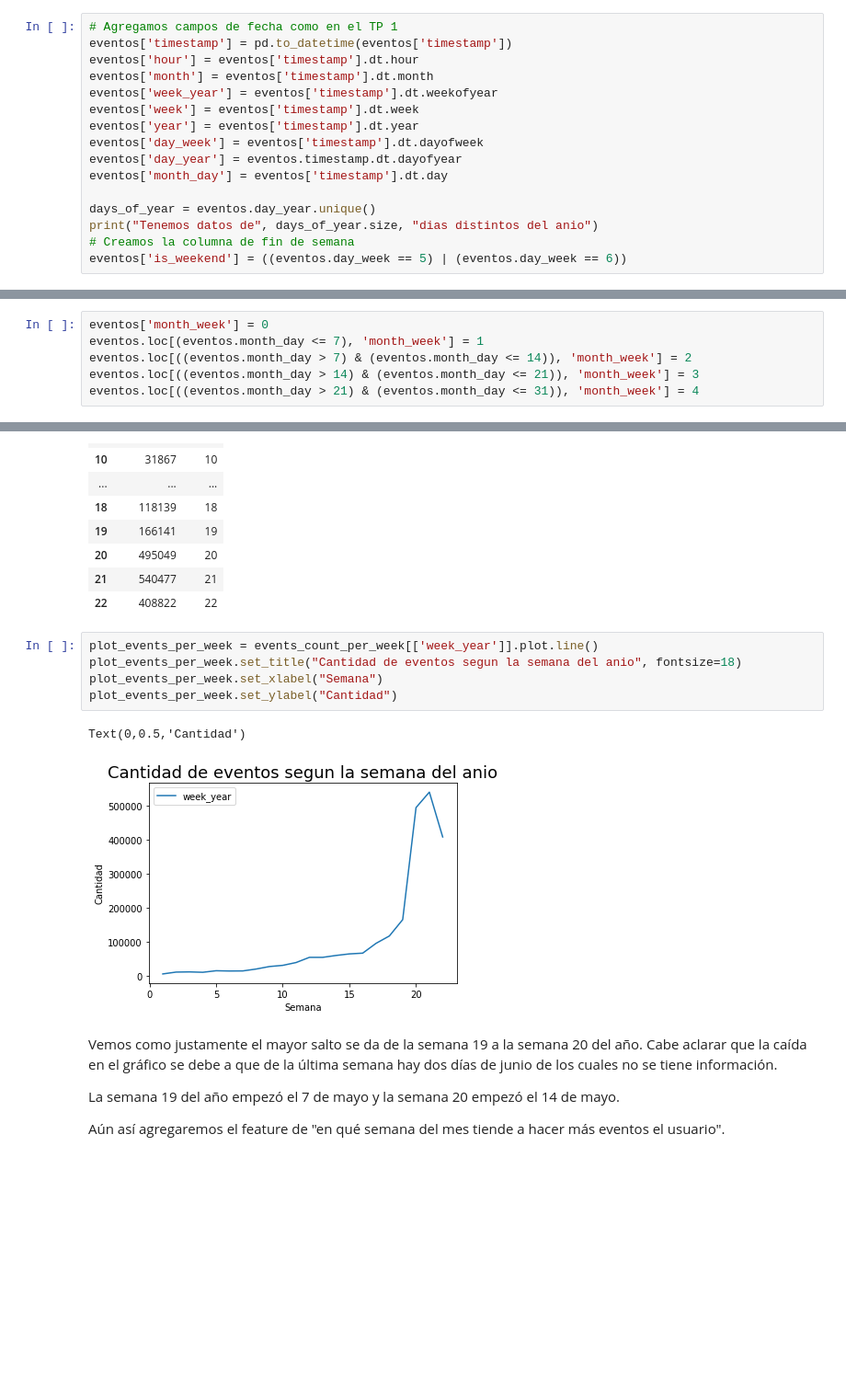
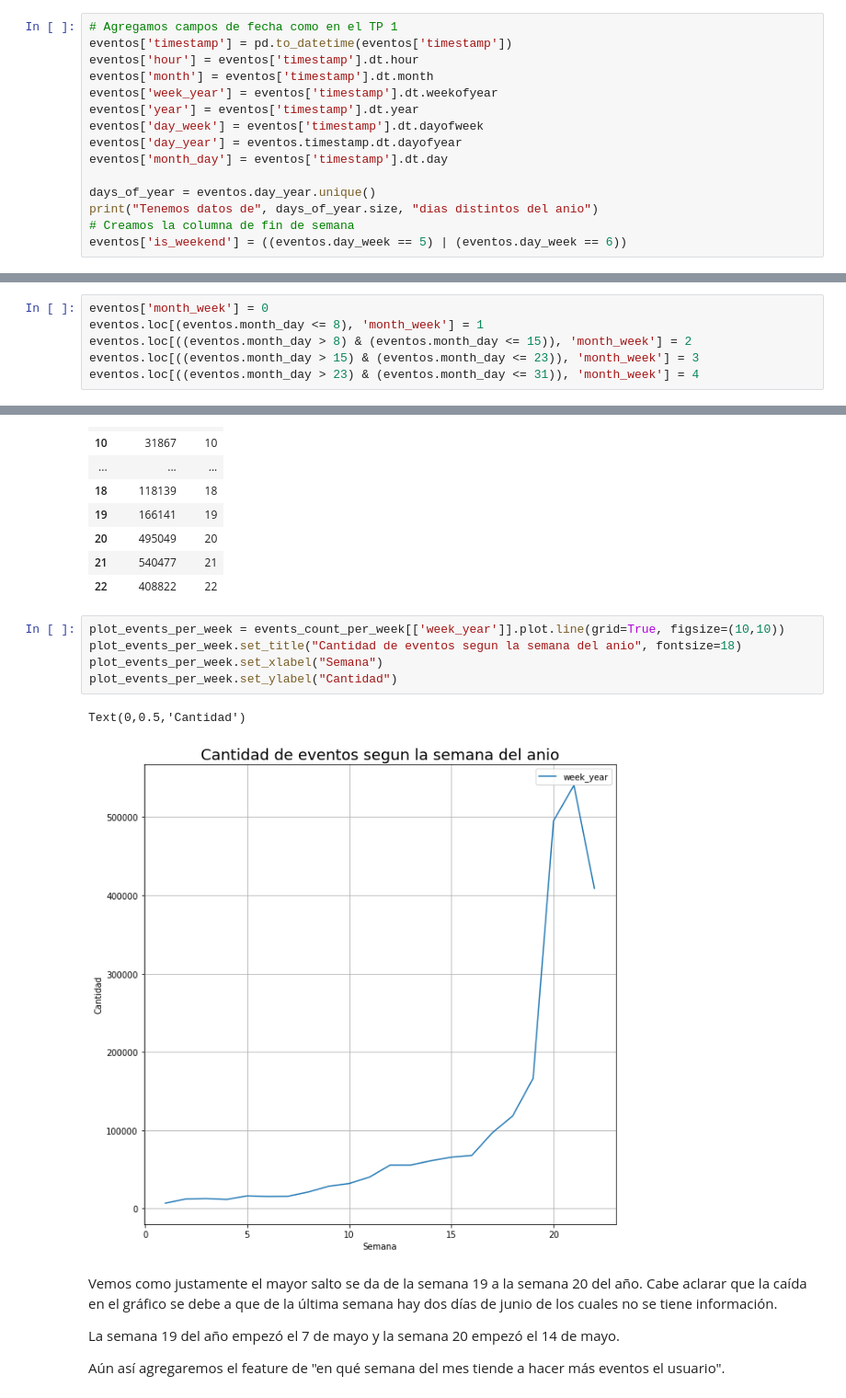
Before and after one commit to gabyrobles93/7506-TP2-MachineLearning, a Jupyter notebook: notebooks/ariel_feature_eng.ipynb, the cells around one changed output, grey strips where cells are left out. Shown at 92% size. Cells and saved outputs as stored; diff of their text form; blank space fills up the shorter version.

```diff
--- a/notebooks/ariel_feature_eng.ipynb
+++ b/notebooks/ariel_feature_eng.ipynb
@@ -81,7 +81,6 @@ eventos['timestamp'] = pd.to_datetime(eventos['timestamp'])
 eventos['hour'] = eventos['timestamp'].dt.hour
 eventos['month'] = eventos['timestamp'].dt.month
 eventos['week_year'] = eventos['timestamp'].dt.weekofyear
-eventos['week'] = eventos['timestamp'].dt.week
 eventos['year'] = eventos['timestamp'].dt.year
 eventos['day_week'] = eventos['timestamp'].dt.dayofweek
 eventos['day_year'] = eventos.timestamp.dt.dayofyear
@@ -433,10 +576,10 @@ Suponemos que en los primeros días del mes, los usuarios son más propensos a c
 Primero dividiremos el mes en cuatro semanas
 # %%
 eventos['month_week'] = 0
-eventos.loc[(eventos.month_day <= 7), 'month_week'] = 1
-eventos.loc[((eventos.month_day > 7) & (eventos.month_day <= 14)), 'month_week'] = 2
-eventos.loc[((eventos.month_day > 14) & (eventos.month_day <= 21)), 'month_week'] = 3
-eventos.loc[((eventos.month_day > 21) & (eventos.month_day <= 31)), 'month_week'] = 4
+eventos.loc[(eventos.month_day <= 8), 'month_week'] = 1
+eventos.loc[((eventos.month_day > 8) & (eventos.month_day <= 15)), 'month_week'] = 2
+eventos.loc[((eventos.month_day > 15) & (eventos.month_day <= 23)), 'month_week'] = 3
+eventos.loc[((eventos.month_day > 23) & (eventos.month_day <= 31)), 'month_week'] = 4
 # %%
 eventos.month_week.value_counts()
 # %% [output]
@@ -540,13 +692,13 @@ events_count_per_week
 | 21 | 540477 | 21 |
 | 22 | 408822 | 22 |
 # %%
-plot_events_per_week = events_count_per_week[['week_year']].plot.line()
+plot_events_per_week = events_count_per_week[['week_year']].plot.line(grid=True, figsize=(10,10))
 plot_events_per_week.set_title("Cantidad de eventos segun la semana del anio", fontsize=18)
 plot_events_per_week.set_xlabel("Semana")
 plot_events_per_week.set_ylabel("Cantidad")
 # %% [output]
 Text(0,0.5,'Cantidad')
-[figure, old version]
+[figure, new version]
 # %% [markdown]
 Vemos como justamente el mayor salto se da de la semana 19 a la semana 20 del año.
 Cabe aclarar que la caída en el gráfico se debe a que de la última semana hay dos días de junio de los cuales no se tiene información.
```
Also changed, not shown: parts of 36 cells of this notebook, 18 other files.
